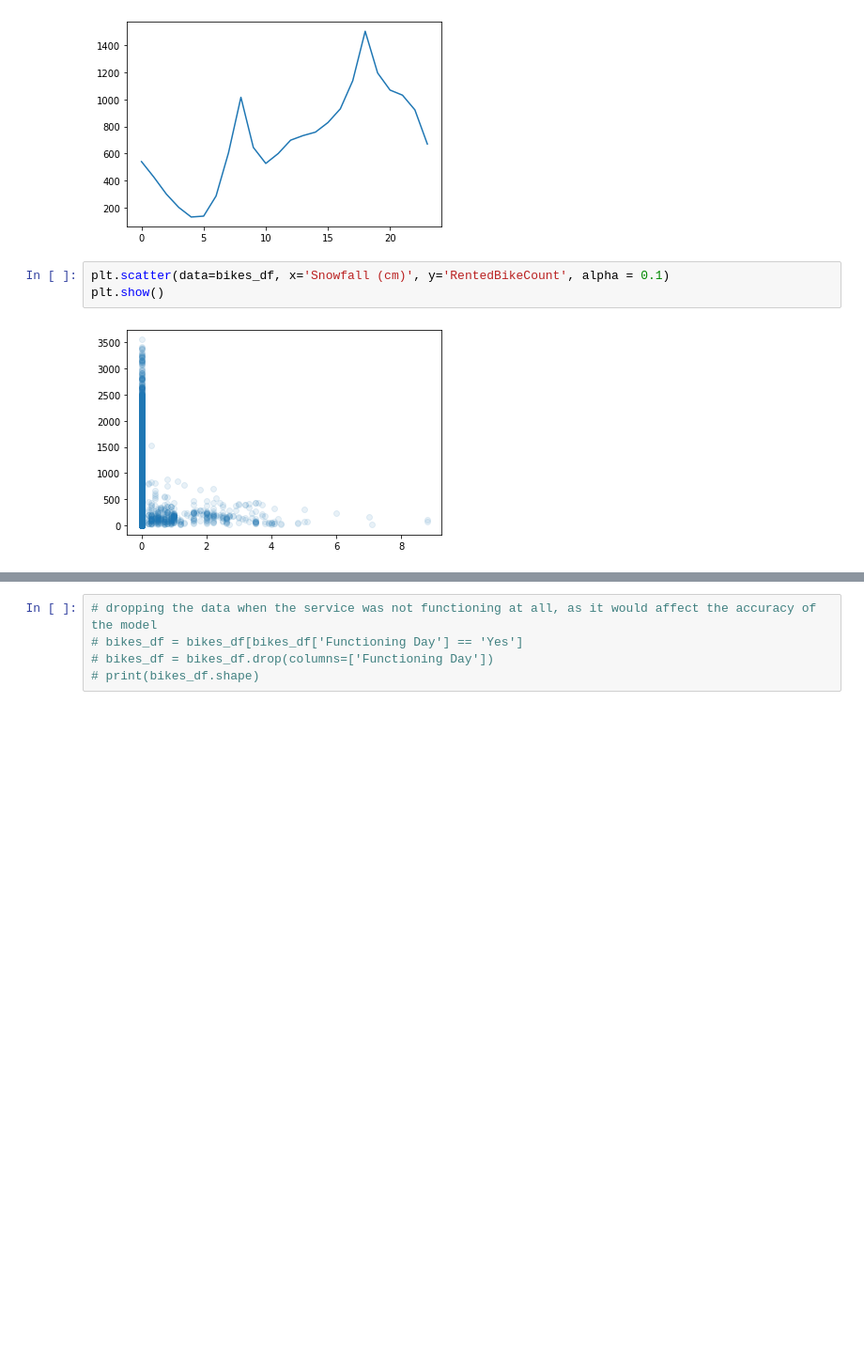
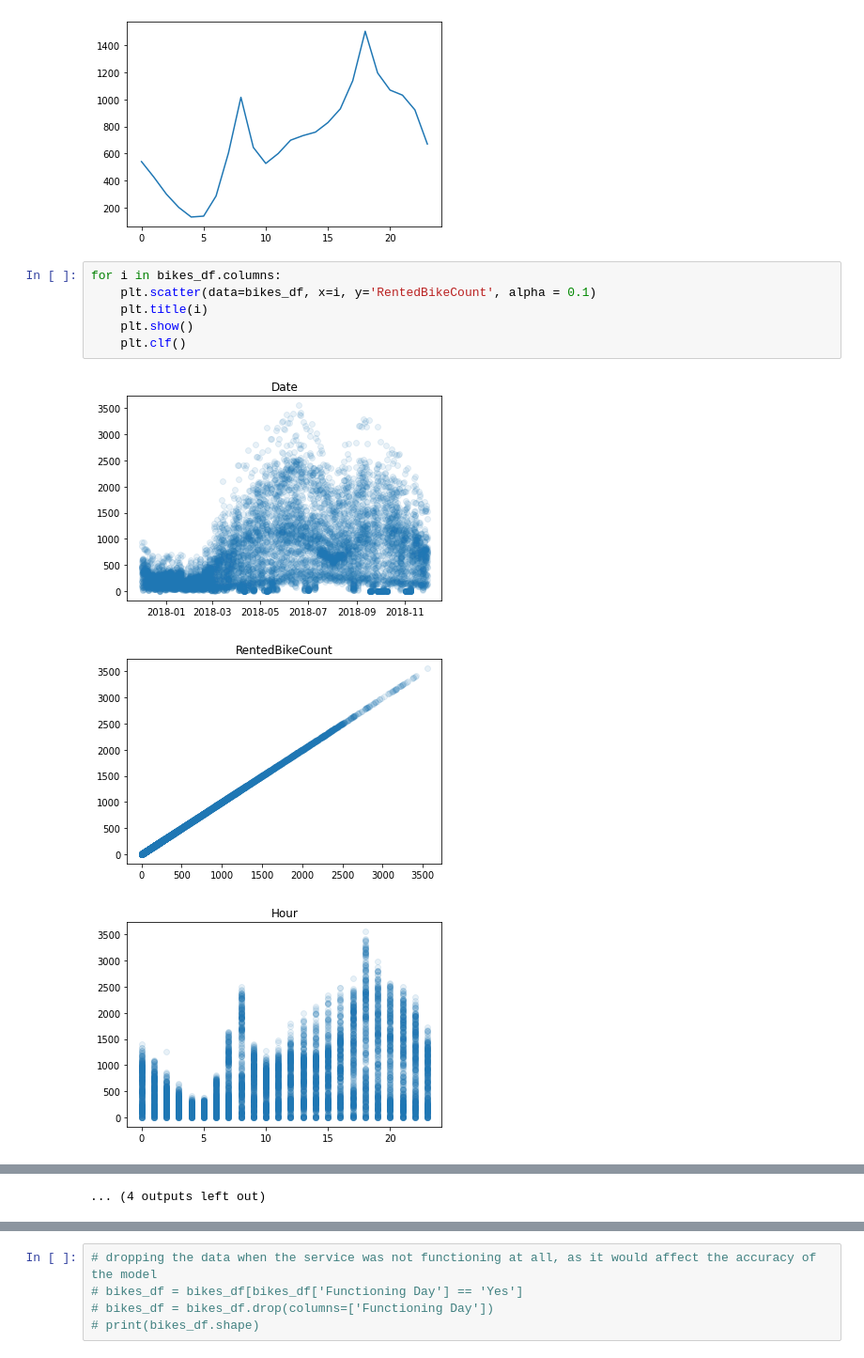
Before and after one commit to R0go/Bikes, a Jupyter notebook: Bikes_project.ipynb, the cells around one changed output, grey strips where cells are left out. Shown at 94% size. Saved outputs shown, nothing was run; the diff lists cells and outputs as text; blank space fills up the shorter version.

Commit message:
created additional scatter plots against Bike Rents

```diff
--- a/Bikes_project.ipynb
+++ b/Bikes_project.ipynb
@@ -350,7 +351,12 @@ plt.show()
 # %% [output]
 [figure]
 # %%
-plt.scatter(data=bikes_df, x='Snowfall (cm)', y='RentedBikeCount', alpha = 0.1)
-plt.show()
+for i in bikes_df.columns:
+    plt.scatter(data=bikes_df, x=i, y='RentedBikeCount', alpha = 0.1)
+    plt.title(i)
+    plt.show()
+    plt.clf()
 # %% [output]
-[figure, old version]
+[figure, new version]
+[figure, added]
+[figure, added]
@@ -356,0 +372 @@ plt.show()
+... (4 outputs left out)
```
Also changed, not shown: parts of 10 cells of this notebook.
